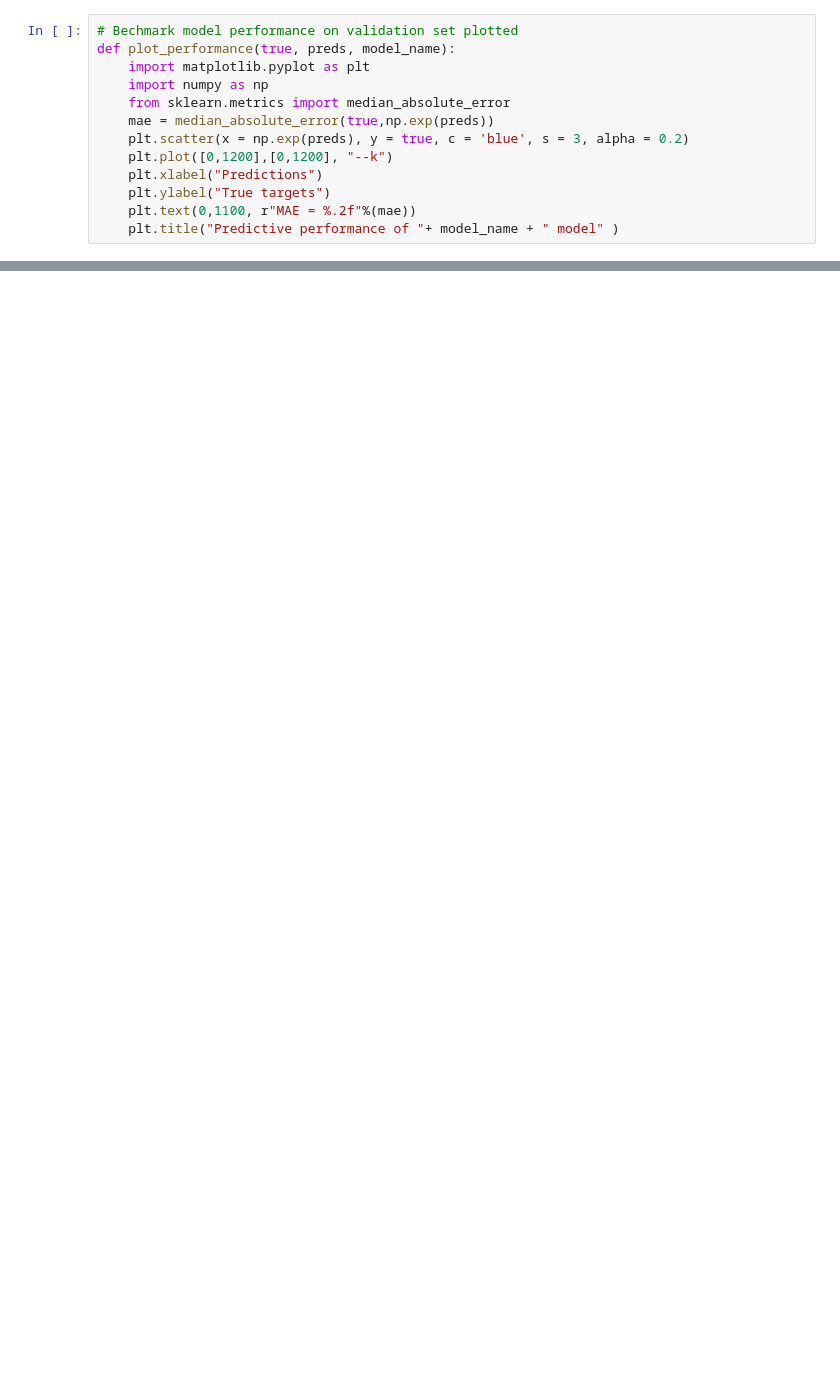
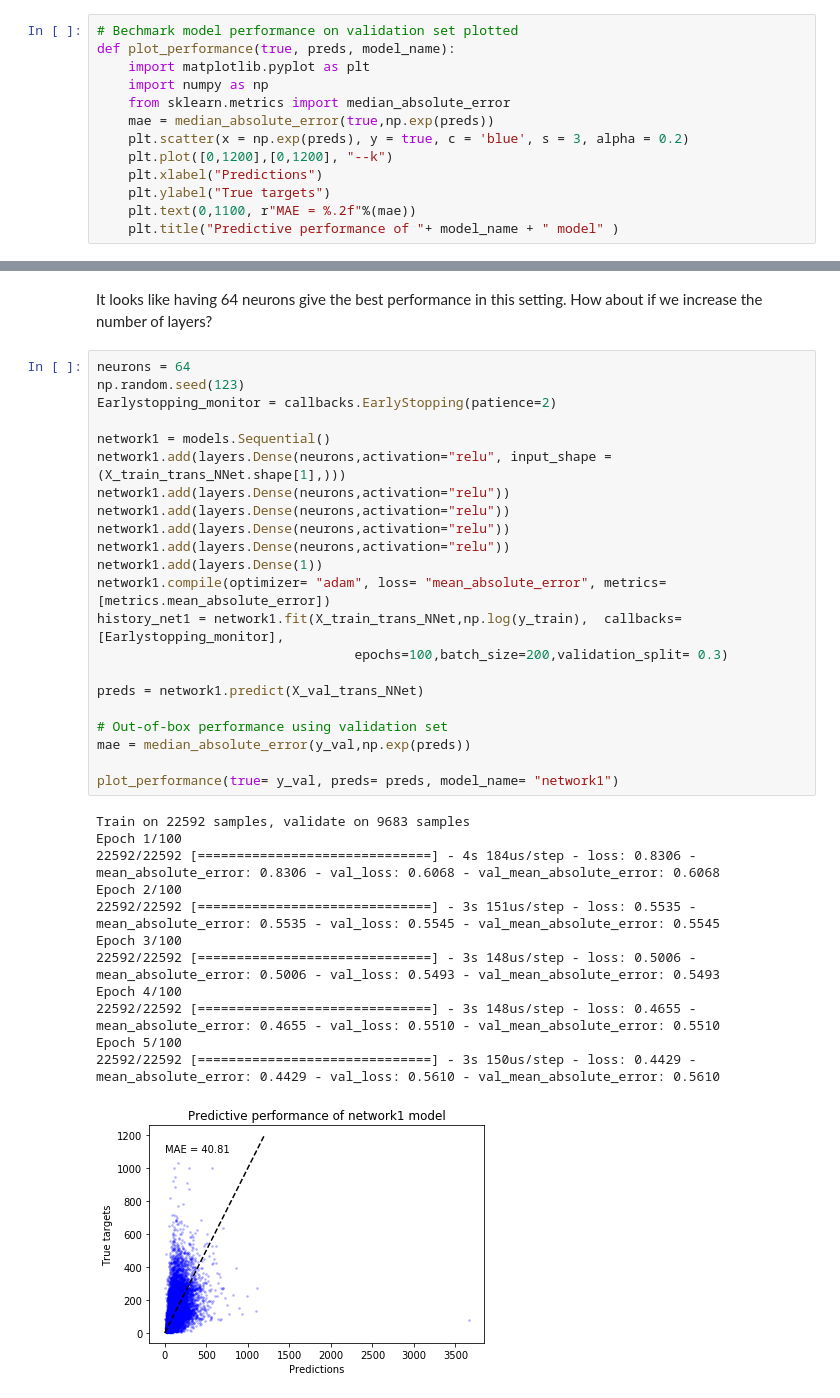
Before and after one commit to ayguno/Predictive-Modeling-510k-decision-time, a Jupyter notebook: Predictive Modeling of 510k Decision Timeline - Deep Neural Networks.ipynb, the cells around one changed output, grey strips where cells are left out. Drawn from its saved outputs; the diff is of its cells as text; blank space fills up the shorter version.

```diff
--- a/Predictive Modeling of 510k Decision Timeline - Deep Neural Networks.ipynb
+++ b/Predictive Modeling of 510k Decision Timeline - Deep Neural Networks.ipynb
@@ -343,0 +429,37 @@ plot_performance(true= y_val, preds= preds, model_name= "network1")
+# %% [markdown]
+It looks like having 64 neurons give the best performance in this setting. How about if we increase the number of layers?
+# %%
+neurons = 64
+np.random.seed(123)
+Earlystopping_monitor = callbacks.EarlyStopping(patience=2)
+
+network1 = models.Sequential()
+network1.add(layers.Dense(neurons,activation="relu", input_shape = (X_train_trans_NNet.shape[1],)))
+network1.add(layers.Dense(neurons,activation="relu"))
+network1.add(layers.Dense(neurons,activation="relu"))
+network1.add(layers.Dense(neurons,activation="relu"))
+network1.add(layers.Dense(neurons,activation="relu"))
+network1.add(layers.Dense(1))
+network1.compile(optimizer= "adam", loss= "mean_absolute_error", metrics= [metrics.mean_absolute_error])
+history_net1 = network1.fit(X_train_trans_NNet,np.log(y_train),  callbacks=[Earlystopping_monitor],
+                                 epochs=100,batch_size=200,validation_split= 0.3)
+
+preds = network1.predict(X_val_trans_NNet)
+
+# Out-of-box performance using validation set
+mae = median_absolute_error(y_val,np.exp(preds))
+
+plot_performance(true= y_val, preds= preds, model_name= "network1")
+# %% [output]
+Train on 22592 samples, validate on 9683 samples
+Epoch 1/100
+22592/22592 [==============================] - 4s 184us/step - loss: 0.8306 - mean_absolute_error: 0.8306 - val_loss: 0.6068 - val_mean_absolute_error: 0.6068
+Epoch 2/100
+22592/22592 [==============================] - 3s 151us/step - loss: 0.5535 - mean_absolute_error: 0.5535 - val_loss: 0.5545 - val_mean_absolute_error: 0.5545
+Epoch 3/100
+22592/22592 [==============================] - 3s 148us/step - loss: 0.5006 - mean_absolute_error: 0.5006 - val_loss: 0.5493 - val_mean_absolute_error: 0.5493
+Epoch 4/100
+22592/22592 [==============================] - 3s 148us/step - loss: 0.4655 - mean_absolute_error: 0.4655 - val_loss: 0.5510 - val_mean_absolute_error: 0.5510
+Epoch 5/100
+22592/22592 [==============================] - 3s 150us/step - loss: 0.4429 - mean_absolute_error: 0.4429 - val_loss: 0.5610 - val_mean_absolute_error: 0.5610
+[figure, added]
```
Also changed, not shown: parts of 17 cells of this notebook.
